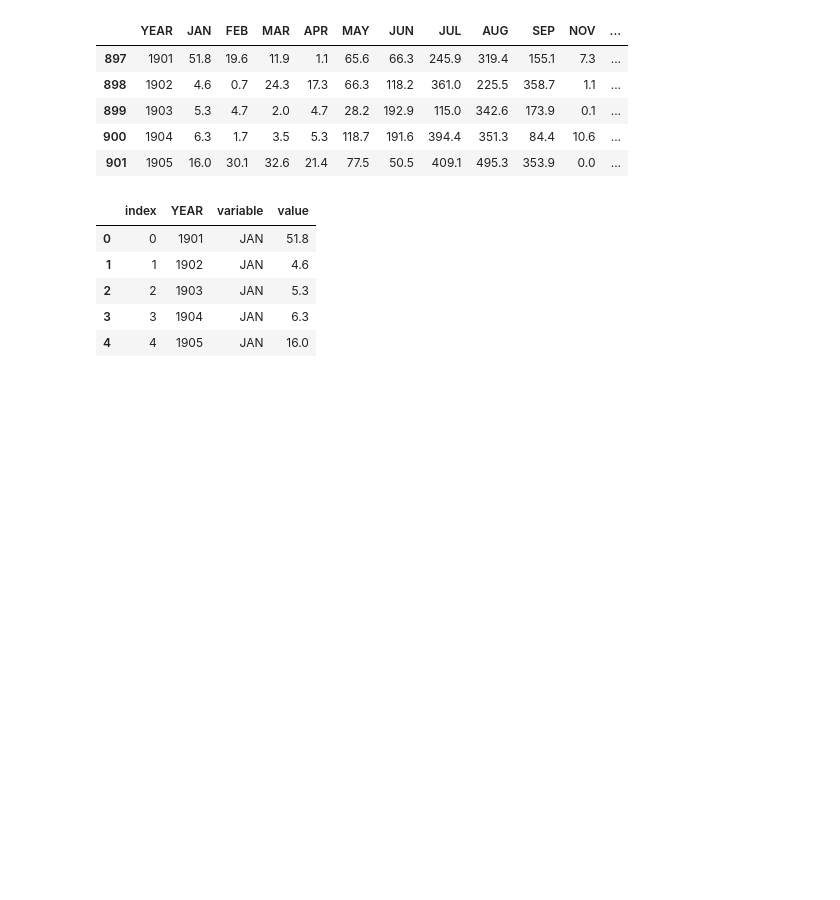
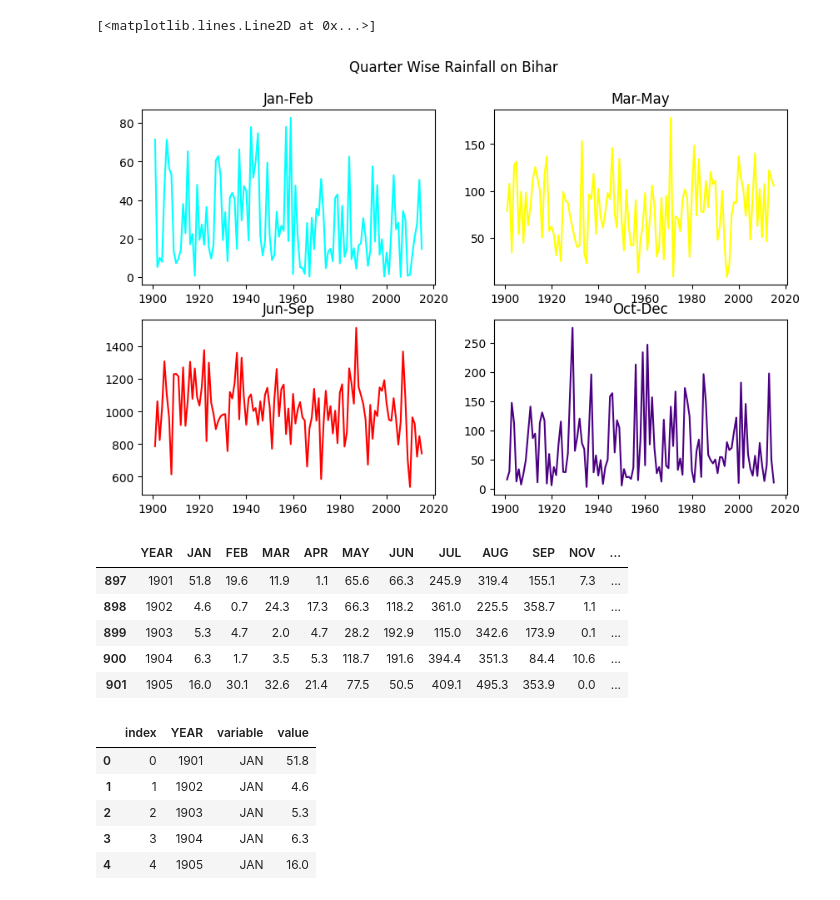
Before and after one commit to ashwinudhayakannan/Rainfall-Analysis, a Jupyter notebook: Rainfall_Analysis.ipynb, the cells around one changed output. Saved outputs shown, nothing was run; the diff lists cells and outputs as text; code cells hidden in the pictures; blank space fills up the shorter version.

```diff
--- a/Rainfall_Analysis.ipynb
+++ b/Rainfall_Analysis.ipynb
@@ -49,3 +100,25 @@ dtype: object
+# %%
+x = data1['YEAR']
+y = data1['Jan-Feb']
+y1 = data1['Mar-May']
+y2 = data1['Jun-Sep']
+y3 = data1['Oct-Dec']
+plt.suptitle("Quarter Wise Rainfall on Bihar")
+plt.subplot(2,2,1)
+plt.title('Jan-Feb')
+plt.plot(x,y,c = 'cyan')
+plt.subplot(2,2,2)
+plt.title('Mar-May')
+plt.plot(x,y1,c = 'yellow')
+plt.subplot(2,2,3)
+plt.title('Jun-Sep')
+plt.plot(x,y2,c = 'red')
+plt.subplot(2,2,4)
+plt.title('Oct-Dec')
+plt.plot(x,y3,c = 'indigo')
+# %% [output]
+[<matplotlib.lines.Line2D at 0x...>]
+[figure, added]
 # %%
 groups = dataset.groupby('SUBDIVISION')['YEAR','JAN','FEB','MAR','APR','MAY','JUN','JUL','AUG','SEP','NOV','DEC']
 data=groups.get_group(('BIHAR'))
```
Also changed, not shown: parts of 19 cells of this notebook.
